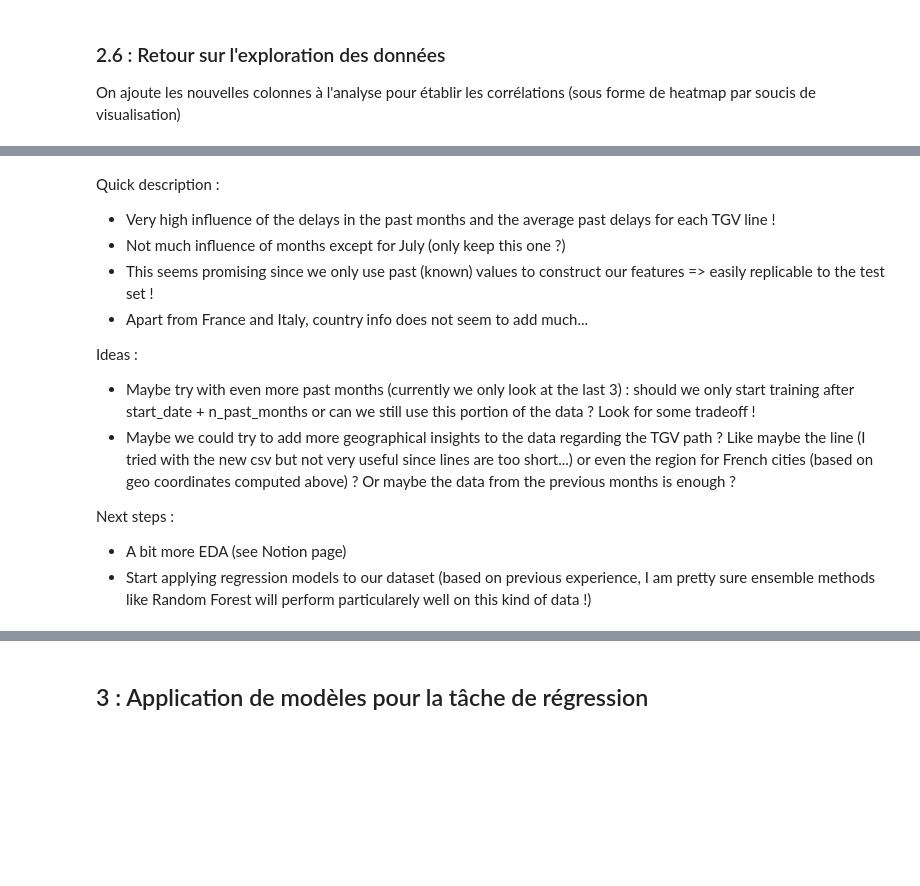
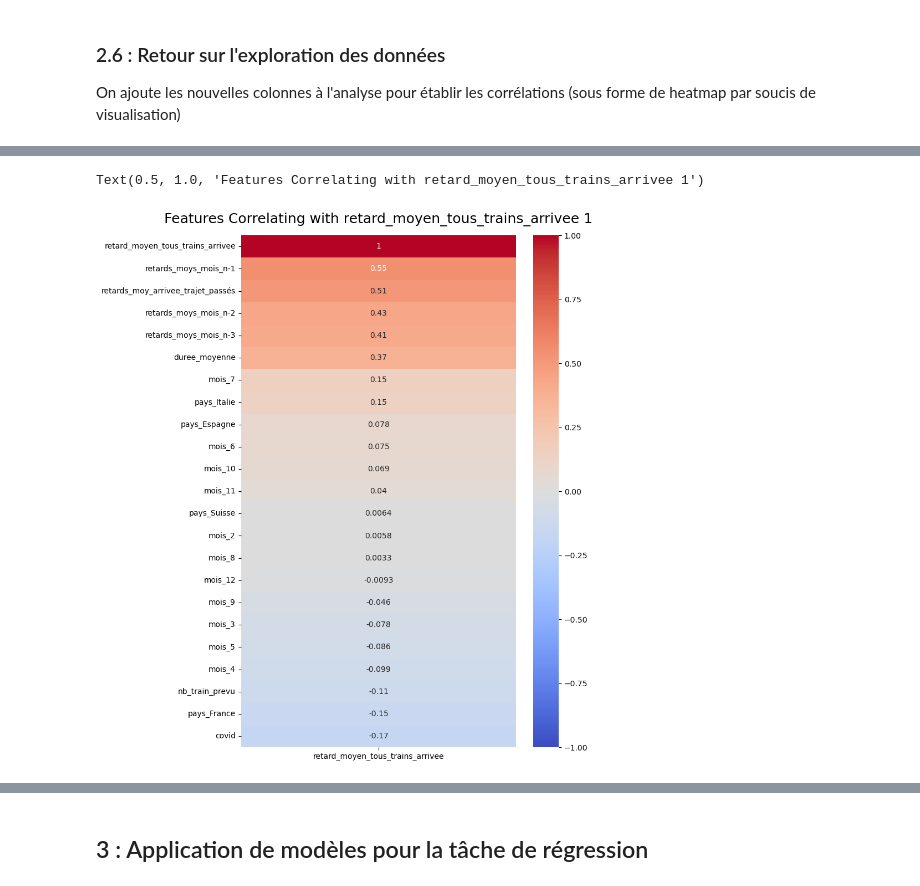
Before and after one commit to AxelV-hub/machine-learning-sncf-delay-estimation, a Jupyter notebook: notebooks/adrien.ipynb, the cells around one changed output, grey strips where cells are left out. Saved outputs shown, nothing was run; the diff lists cells and outputs as text; code cells hidden in the pictures; blank space fills up the shorter version.

```diff
--- a/notebooks/adrien.ipynb
+++ b/notebooks/adrien.ipynb
@@ -391,19 +437,8 @@ heatmap.set_title('Correlation Heatmap', fontdict={'fontsize':30}, pad=12)
 # %%
 plt.figure(figsize=(8, 12))
-heatmap = sns.heatmap(df.corr()[target_col].sort_values(by=target_col[0], ascending=False), vmin=-1, vmax=1, annot=True, cmap='coolwarm')
-heatmap.set_title(f'Features Correlating with {target_col[0]}', fontdict={'fontsize':18}, pad=16)
+heatmap = sns.heatmap(df_delay_train_clean.corr()[target_col].sort_values(by=target_col[0], ascending=False), vmin=-1, vmax=1, annot=True, cmap='coolwarm')
+heatmap.set_title(f'Features Correlating with {target_col[0]} 1', fontdict={'fontsize':18}, pad=16)
 # plt.savefig('target_heatmap.png', dpi=300, bbox_inches='tight')
+# %% [output]
+Text(0.5, 1.0, 'Features Correlating with retard_moyen_tous_trains_arrivee 1')
+[figure, added]
-# %% [markdown]
-Quick description :
-- Very high influence of the delays in the past months and the average past delays for each TGV line !
-- Not much influence of months except for July (only keep this one ?)
-- This seems promising since we only use past (known) values to construct our features => easily replicable to the test set !
-- Apart from France and Italy, country info does not seem to add much...
-
-Ideas :
-- Maybe try with even more past months (currently we only look at the last 3) : should we only start training after start_date + n_past_months or can we still use this portion of the data ? Look for some tradeoff !
-- Maybe we could try to add more geographical insights to the data regarding the TGV path ? Like maybe the line (I tried with the new csv but not very useful since lines are too short...) or even the region for French cities (based on geo coordinates computed above) ? Or maybe the data from the previous months is enough ?
-
-Next steps :
-- A bit more EDA (see Notion page)
-- Start applying regression models to our dataset  (based on previous experience, I am pretty sure ensemble methods like Random Forest will perform particularely well on this kind of data !)
```
Also changed, not shown: parts of 27 cells of this notebook, 2 other files.
